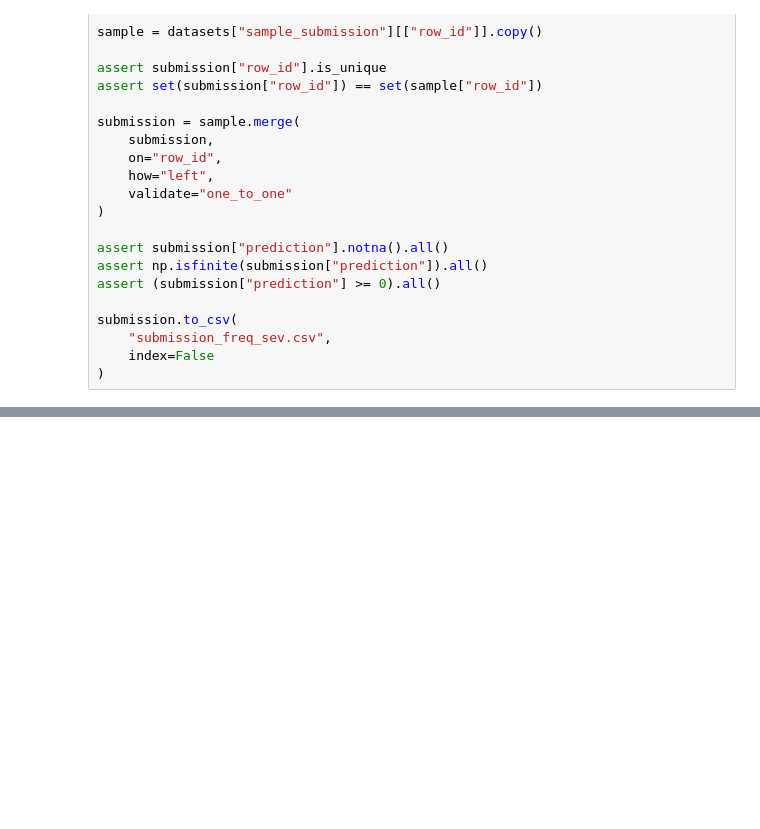
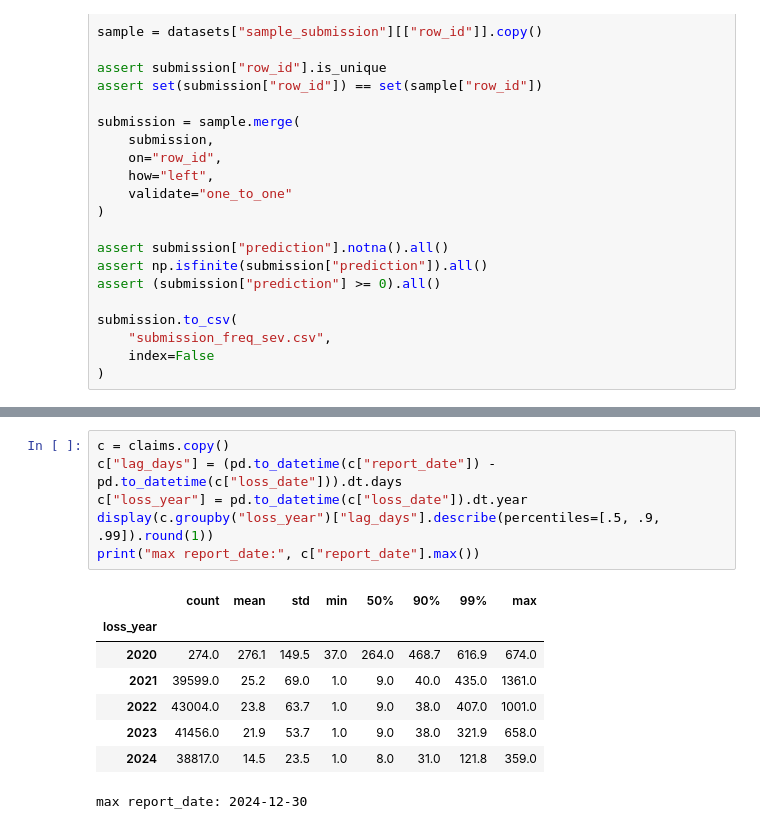
Before and after one commit to sarah-gui/Hackathon2026, a Jupyter notebook: analysis.ipynb, the cells around one changed output, grey strips where cells are left out. Cells and saved outputs as stored; diff of their text form; blank space fills up the shorter version.

```diff
--- a/analysis.ipynb
+++ b/analysis.ipynb
@@ -1816,0 +2219,15 @@ contents
+# %%
+c = claims.copy()
+c["lag_days"] = (pd.to_datetime(c["report_date"]) - pd.to_datetime(c["loss_date"])).dt.days
+c["loss_year"] = pd.to_datetime(c["loss_date"]).dt.year
+display(c.groupby("loss_year")["lag_days"].describe(percentiles=[.5, .9, .99]).round(1))
+print("max report_date:", c["report_date"].max())
+# %% [output]
+|  | count | mean | std | min | 50% | 90% | 99% | max |
+| loss_year |  |  |  |  |  |  |  |  |
+| 2020 | 274.0 | 276.1 | 149.5 | 37.0 | 264.0 | 468.7 | 616.9 | 674.0 |
+| 2021 | 39599.0 | 25.2 | 69.0 | 1.0 | 9.0 | 40.0 | 435.0 | 1361.0 |
+| 2022 | 43004.0 | 23.8 | 63.7 | 1.0 | 9.0 | 38.0 | 407.0 | 1001.0 |
+| 2023 | 41456.0 | 21.9 | 53.7 | 1.0 | 9.0 | 38.0 | 321.9 | 658.0 |
+| 2024 | 38817.0 | 14.5 | 23.5 | 1.0 | 8.0 | 31.0 | 121.8 | 359.0 |
+max report_date: 2024-12-30
```
Also changed, not shown: parts of 14 cells of this notebook.
